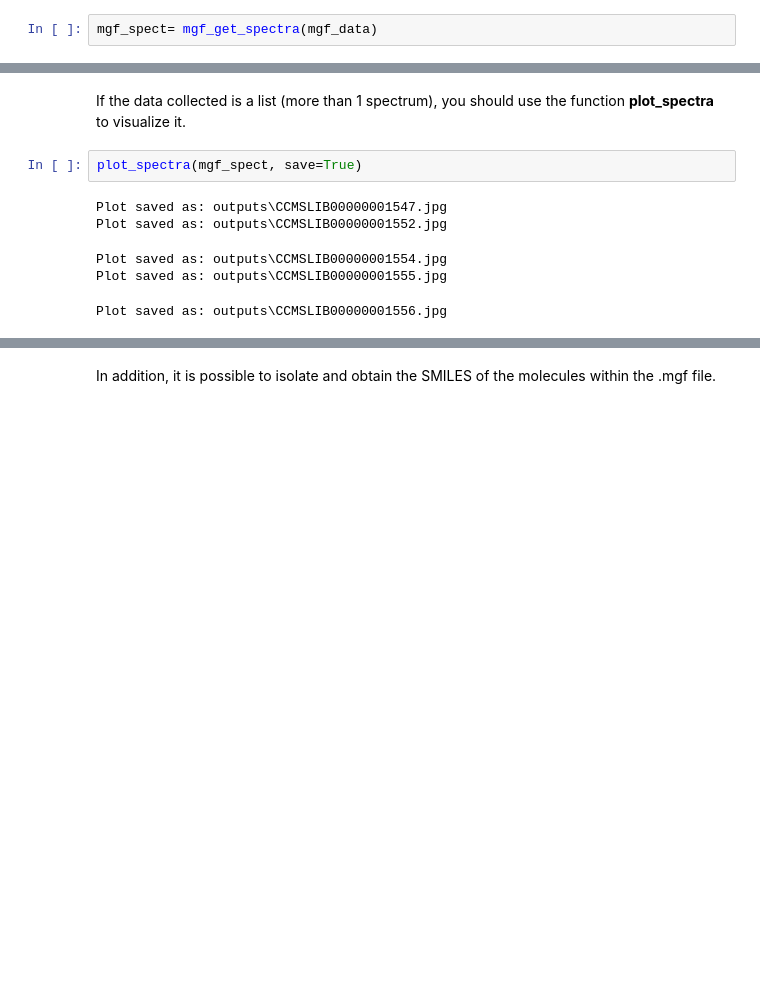
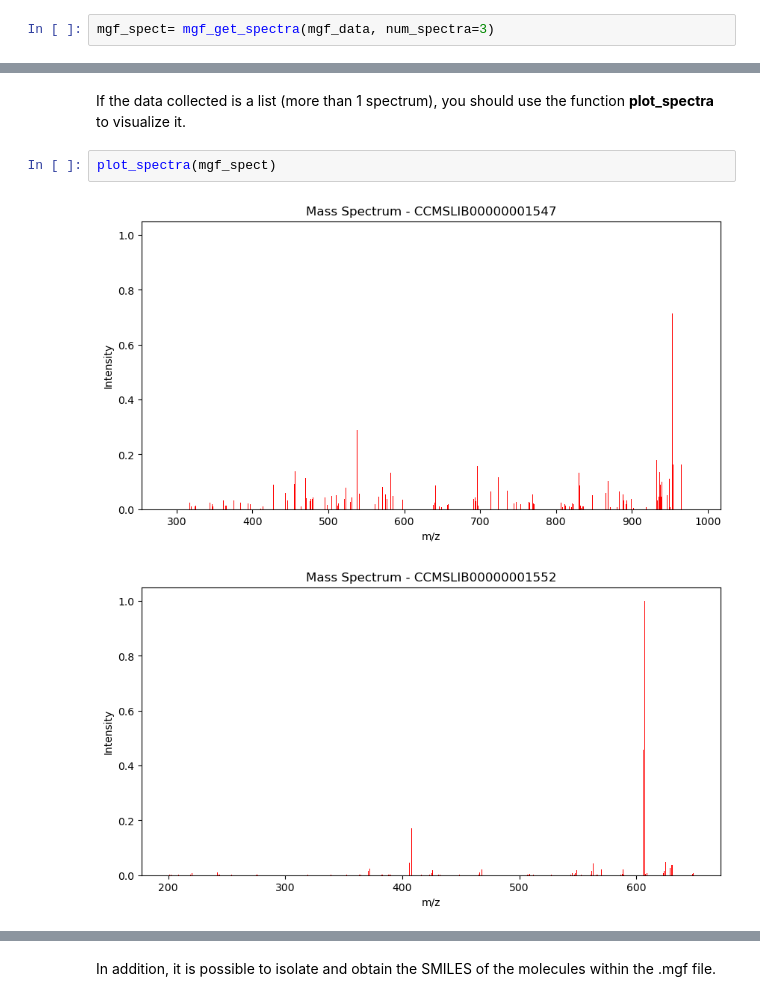
Before and after one commit to CarlosGomes00/Transformer-Based-Models-for-Chemical-Fingerprint-Prediction, a Jupyter notebook: notebooks/mgf_test.ipynb, the cells around one changed output, grey strips where cells are left out. Saved outputs shown, nothing was run; the diff lists cells and outputs as text; blank space fills up the shorter version.

```diff
--- a/notebooks/mgf_test.ipynb
+++ b/notebooks/mgf_test.ipynb
@@ -35,7 +35,7 @@ check_spectrum_ids(mgf_data)
 # %% [markdown]
 After the above checks, you can collect information on each spectrum with the function, **mgf_get_spectra**.
 # %%
-mgf_spect= mgf_get_spectra(mgf_data)
+mgf_spect= mgf_get_spectra(mgf_data, num_spectra=3)
 # %% [markdown]
 Once the data has been collected, it is also important to check the format of the data in the output.
 
@@ -81,10 +81,7 @@ TypeError: Spectrum must be a dictionary
 # %% [markdown]
 If the data collected is a list (more than 1 spectrum), you should use the function **plot_spectra** to visualize it.
 # %%
-plot_spectra(mgf_spect, save=True)
+plot_spectra(mgf_spect)
 # %% [output]
-Plot saved as: outputs\CCMSLIB00000001547.jpg
-Plot saved as: outputs\CCMSLIB00000001552.jpg
-Plot saved as: outputs\CCMSLIB00000001554.jpg
-Plot saved as: outputs\CCMSLIB00000001555.jpg
-Plot saved as: outputs\CCMSLIB00000001556.jpg
+[figure, added]
+[figure, added]
```
Also changed, not shown: parts of 1 cell of this notebook, 2 other files.
